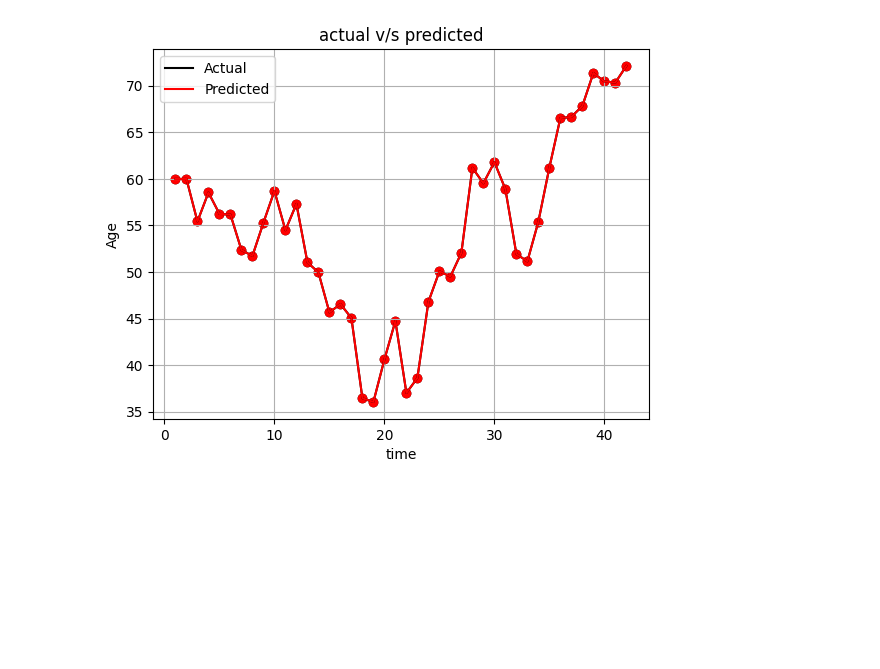
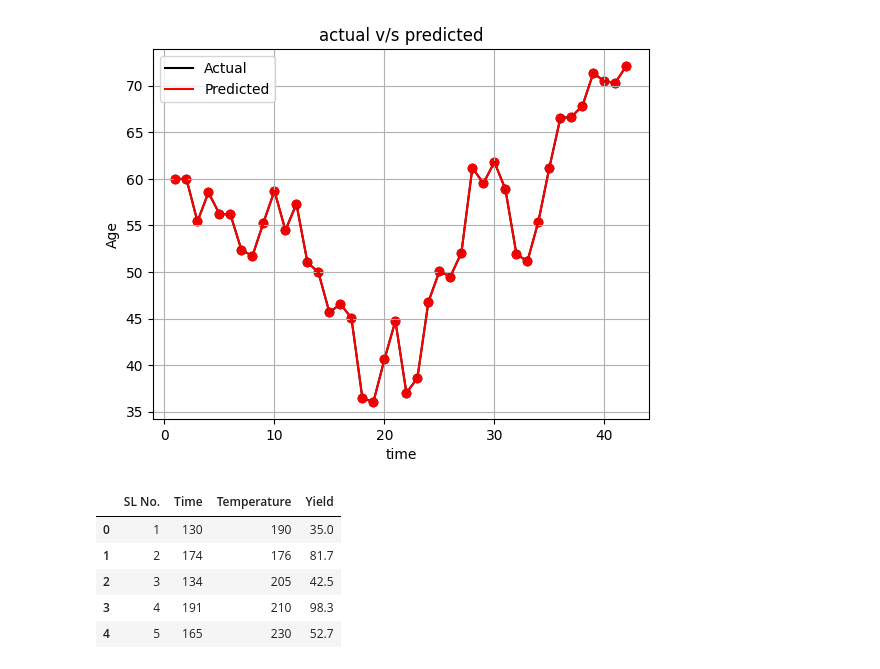
Before and after one commit to Vaani64/TSA_Workshop, a Jupyter notebook: TSA_Workshop.ipynb, the cells around one changed output. Saved outputs shown, nothing was run; the diff lists cells and outputs as text; code cells hidden in the pictures; blank space fills up the shorter version.

```diff
--- a/TSA_Workshop.ipynb
+++ b/TSA_Workshop.ipynb
@@ -521,0 +538,9 @@ myplot.show()
+# %%
+mydata.head()
+# %% [output]
+|  | SL No. | Time | Temperature | Yield |
+| 0 | 1 | 130 | 190 | 35.0 |
+| 1 | 2 | 174 | 176 | 81.7 |
+| 2 | 3 | 134 | 205 | 42.5 |
+| 3 | 4 | 191 | 210 | 98.3 |
+| 4 | 5 | 165 | 230 | 52.7 |
```
Also changed, not shown: parts of 6 cells of this notebook.
